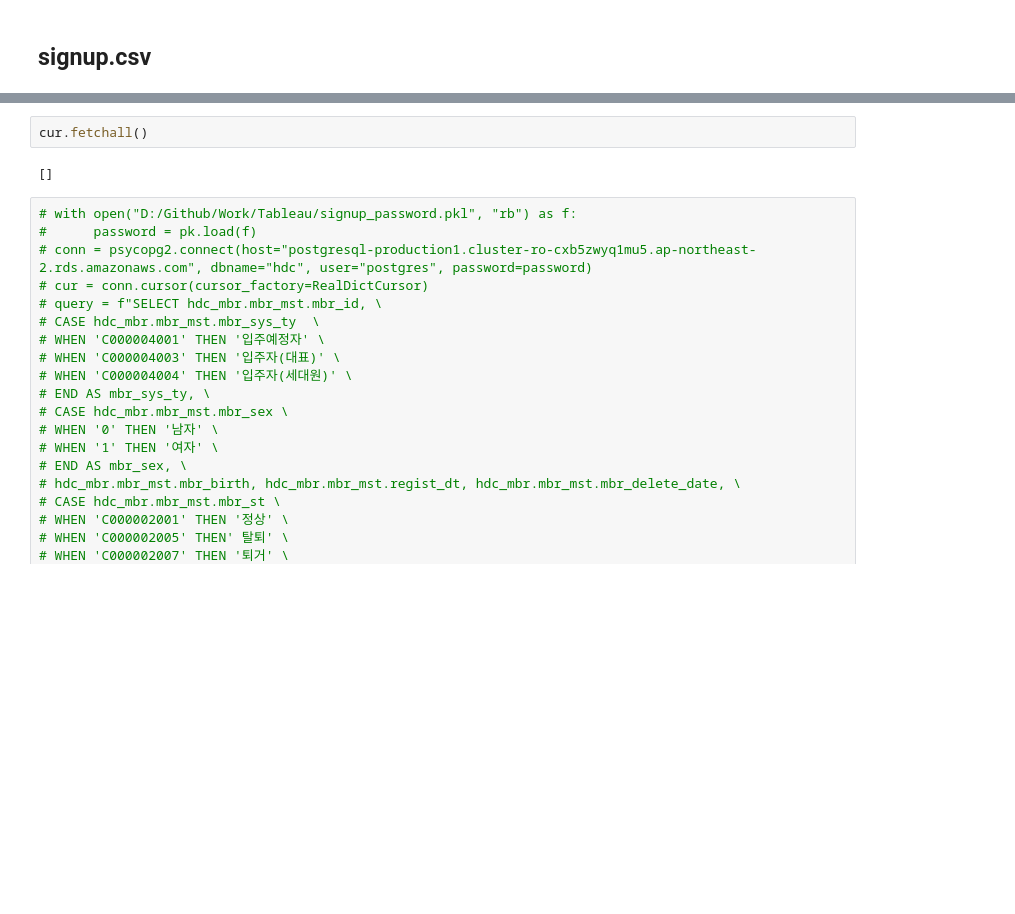
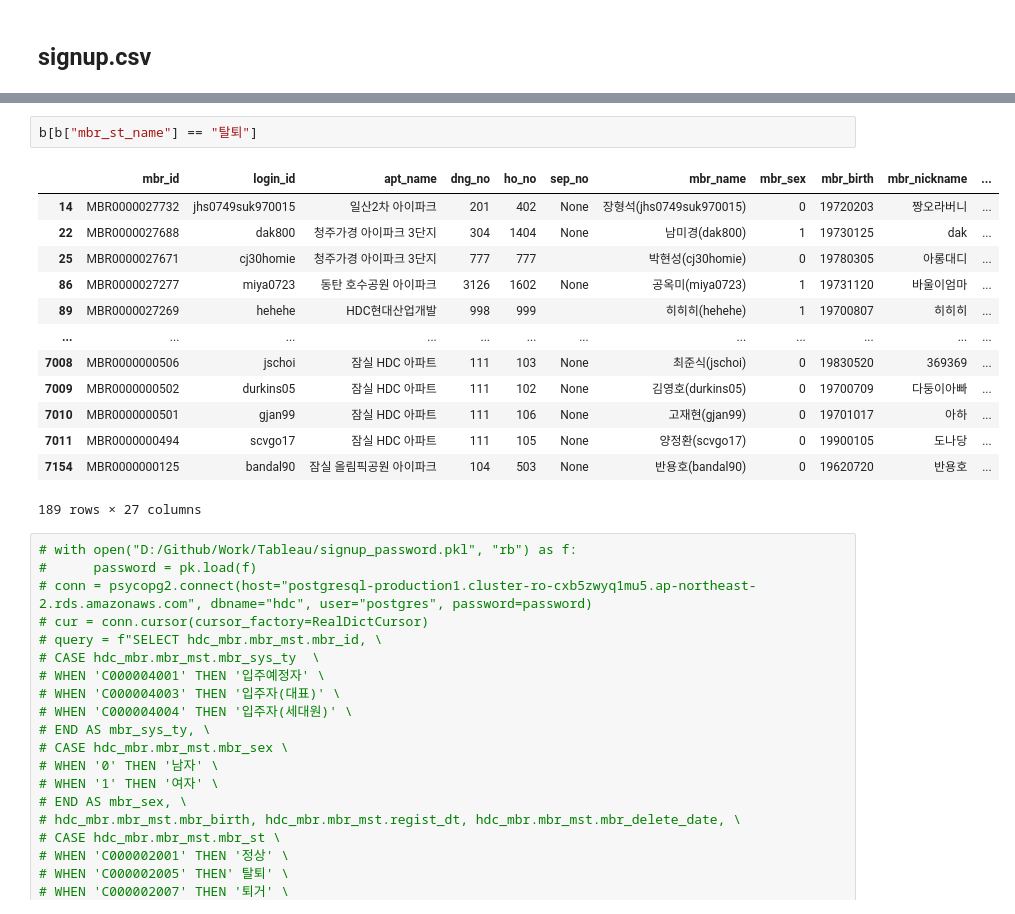
Before and after one commit to KimRass/warehouse, a Jupyter notebook: Tableau/Data Preparation/Myhomie_Data Preparation.ipynb, the cells around one changed output, grey strips where cells are left out. Saved outputs shown, nothing was run; the diff lists cells and outputs as text; blank space fills up the shorter version.

```diff
--- a/Tableau/Data Preparation/Myhomie_Data Preparation.ipynb
+++ b/Tableau/Data Preparation/Myhomie_Data Preparation.ipynb
@@ -466,7 +241,19 @@ b = pd.DataFrame(result)
-# %%
-cur.fetchall()
-# %% [output]
-[]
+# %%
+b[b["mbr_st_name"] == "탈퇴"]
+# %% [output]
+|  | mbr_id | login_id | apt_name | dng_no | ho_no | sep_no | mbr_name | mbr_sex | mbr_birth | mbr_nickname | ... |
+| 14 | MBR0000027732 | jhs0749suk970015 | 일산2차 아이파크 | 201 | 402 | None | 장형석(jhs0749suk970015) | 0 | 19720203 | 짱오라버니 | ... |
+| 22 | MBR0000027688 | dak800 | 청주가경 아이파크 3단지 | 304 | 1404 | None | 남미경(dak800) | 1 | 19730125 | dak | ... |
+| 25 | MBR0000027671 | cj30homie | 청주가경 아이파크 3단지 | 777 | 777 |  | 박현성(cj30homie) | 0 | 19780305 | 아롱대디 | ... |
+| 86 | MBR0000027277 | miya0723 | 동탄 호수공원 아이파크 | 3126 | 1602 | None | 공옥미(miya0723) | 1 | 19731120 | 바울이엄마 | ... |
+| 89 | MBR0000027269 | hehehe | HDC현대산업개발 | 998 | 999 |  | 히히히(hehehe) | 1 | 19700807 | 히히히 | ... |
+| ... | ... | ... | ... | ... | ... | ... | ... | ... | ... | ... | ... |
+| 7008 | MBR0000000506 | jschoi | 잠실 HDC 아파트 | 111 | 103 | None | 최준식(jschoi) | 0 | 19830520 | 369369 | ... |
+| 7009 | MBR0000000502 | durkins05 | 잠실 HDC 아파트 | 111 | 102 | None | 김영호(durkins05) | 0 | 19700709 | 다둥이아빠 | ... |
+| 7010 | MBR0000000501 | gjan99 | 잠실 HDC 아파트 | 111 | 106 | None | 고재현(gjan99) | 0 | 19701017 | 아하 | ... |
+| 7011 | MBR0000000494 | scvgo17 | 잠실 HDC 아파트 | 111 | 105 | None | 양정환(scvgo17) | 0 | 19900105 | 도나당 | ... |
+| 7154 | MBR0000000125 | bandal90 | 잠실 올림픽공원 아이파크 | 104 | 503 | None | 반용호(bandal90) | 0 | 19620720 | 반용호 | ... |
+189 rows × 27 columns
 # %%
 # with open("D:/Github/Work/Tableau/signup_password.pkl", "rb") as f:
 #      password = pk.load(f)
```
Also changed, not shown: parts of 4 cells of this notebook, 1 other file.
